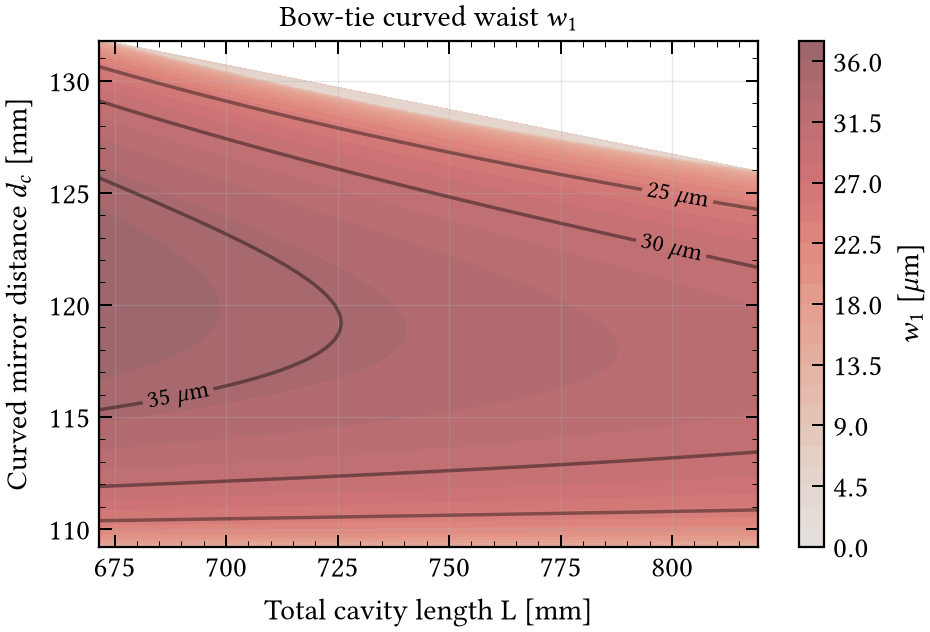
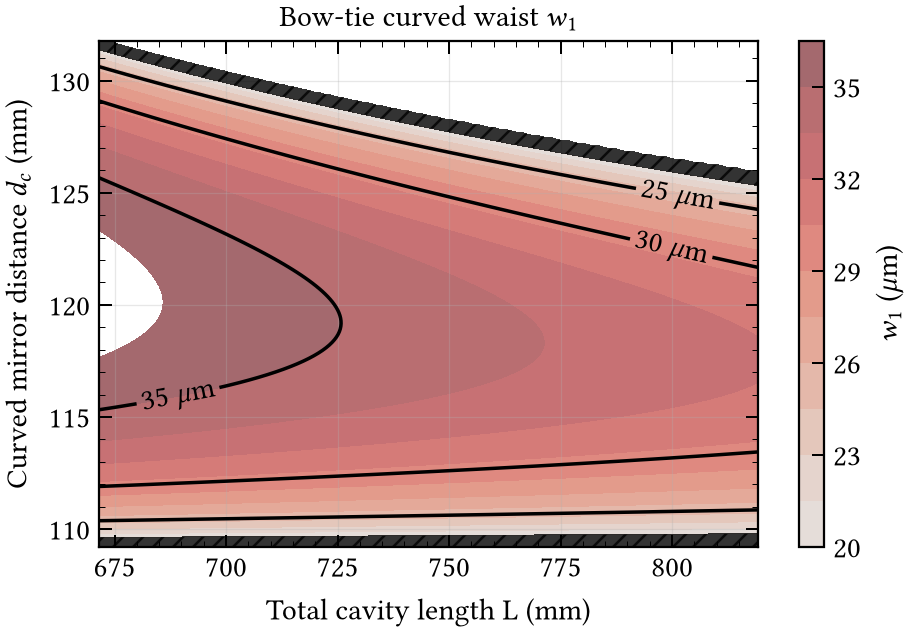
The notebook cell's code change between the first figure and the second:
--- before
+++ after
@@ -2,5 +2,5 @@
 
 # Discretized filled contour
-levels_fill = np.arange(threshold, 38, 1.5)  # 1 µm steps
+levels_fill = np.arange(visual_cutoff, 38, 1.5)
 
 cf = ax.tricontourf(
@@ -11,6 +11,16 @@
 )
 
+# Hatch the region below the cutoff instead of coloring it
+ax.tricontourf(
+    tri,
+    z_plot,
+    levels=[z_plot.min(), visual_cutoff],
+    colors="none",
+    hatches=["///"],
+    zorder=cf.get_zorder() + 1,
+)
+
 cbar = fig.colorbar(cf, ax=ax)
-cbar.set_label(r"$w_1$ [$\mu$m]")
+cbar.set_label(r"$w_1$ ($\mu$m)")
 
 # Main contour lines
@@ -22,16 +32,13 @@
     levels=levels,
     colors="black",
-    linewidths=1.4,
-    alpha=0.4
+    linewidths=1.4
 )
 
-ax.set_xlabel("Total cavity length L [mm]")
-ax.set_ylabel(r"Curved mirror distance $d_c$ [mm]")
+ax.set_xlabel("Total cavity length L (mm)")
+ax.set_ylabel(r"Curved mirror distance $d_c$ (mm)")
 ax.set_title(r"Bow-tie curved waist $w_1$")
 ax.grid(alpha=0.3)
 
-# ----------------------------
 # Robust clabel placement
-# ----------------------------
 xmin, xmax = ax.get_xlim()
 ymin, ymax = ax.get_ylim()
@@ -61,12 +68,4 @@
     seg_safe = seg[mask]
 
-    # ds = np.sqrt(
-    #     np.diff(seg_safe[:, 0])**2
-    #     + np.diff(seg_safe[:, 1])**2
-    # )
-    # s = np.concatenate([[0], np.cumsum(ds)])
-    #
-    # idx = np.argmin(np.abs(s - s[-1] / 2))
-
     dx = np.diff(seg_safe[:, 0])
     dy = np.diff(seg_safe[:, 1])
@@ -88,5 +87,4 @@
     CS,
     inline=True,
-    fontsize=10,
     fmt=r"%d $\mu$m",
     manual=label_positions
@@ -95,7 +93,4 @@
 for txt in texts:
     txt.set_color("black")
-    # txt.set_path_effects([
-    #     pe.withStroke(linewidth=4, foreground="white")
-    # ])
 
 # plt.tight_layout()

Commit: Added hatch region for unrealistic waist values